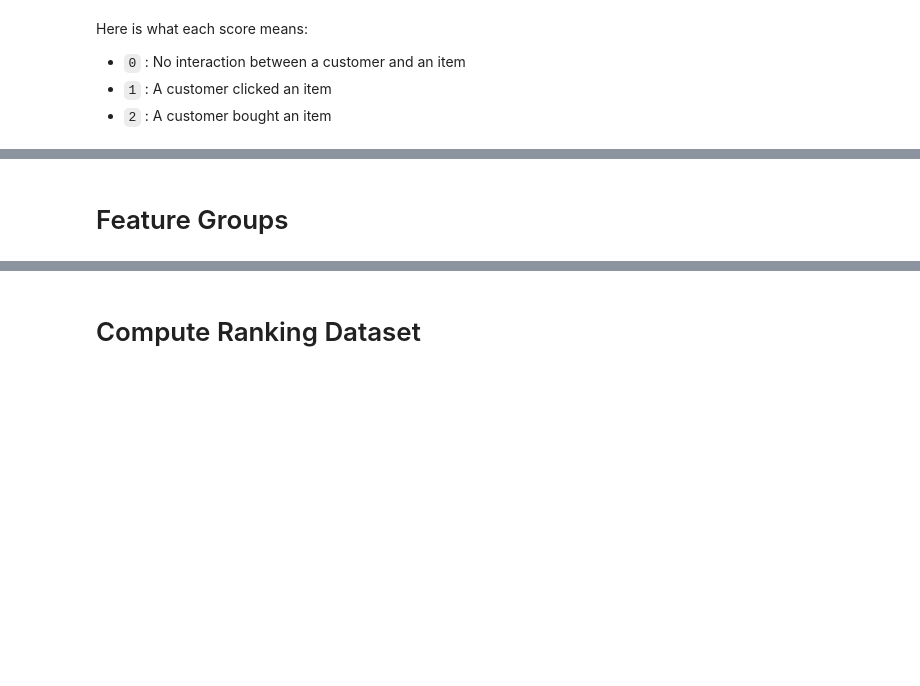
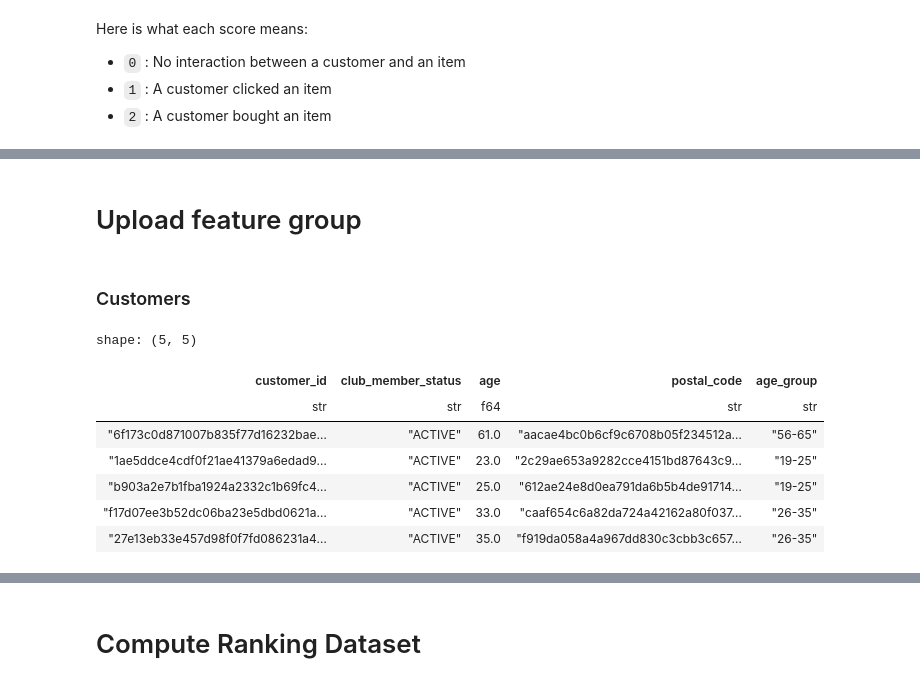
Before and after one commit to Im-Gonzo/GenAI_Custom_Real_Time_Personalized_Recommender, a Jupyter notebook: notebooks/1_feature_computing.ipynb, the cells around one changed output, grey strips where cells are left out. Saved outputs shown, nothing was run; the diff lists cells and outputs as text; code cells hidden in the pictures; blank space fills up the shorter version.

Commit message:
feature: Add functions to upload features

```diff
--- a/notebooks/1_feature_computing.ipynb
+++ b/notebooks/1_feature_computing.ipynb
@@ -324,3 +324,16 @@ shape: (3, 2)
 | 2 | 23799 |
-# %% [markdown]
-# Feature Groups
+# %% [markdown]
+# Upload feature group
+# %% [markdown]
+### Customers
+# %%
+customers_df.head()
+# %% [output]
+shape: (5, 5)
+| customer_id | club_member_status | age | postal_code | age_group |
+| str | str | f64 | str | str |
+| "6f173c0d871007b835f77d16232bae… | "ACTIVE" | 61.0 | "aacae4bc0b6cf9c6708b05f234512a… | "56-65" |
+| "1ae5ddce4cdf0f21ae41379a6edad9… | "ACTIVE" | 23.0 | "2c29ae653a9282cce4151bd87643c9… | "19-25" |
+| "b903a2e7b1fba1924a2332c1b69fc4… | "ACTIVE" | 25.0 | "612ae24e8d0ea791da6b5b4de91714… | "19-25" |
+| "f17d07ee3b52dc06ba23e5dbd0621a… | "ACTIVE" | 33.0 | "caaf654c6a82da724a42162a80f037… | "26-35" |
+| "27e13eb33e457d98f0f7fd086231a4… | "ACTIVE" | 35.0 | "f919da058a4a967dd830c3cbb3c657… | "26-35" |
```
Also changed, not shown: parts of 13 cells of this notebook, 6 other files.
